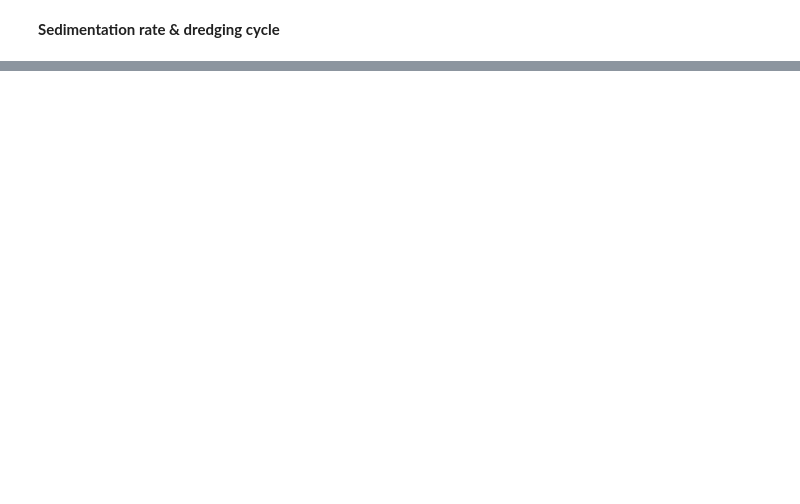
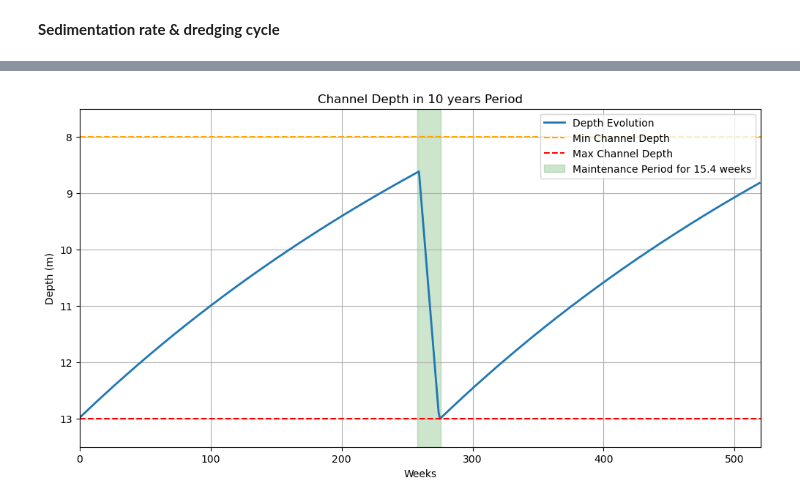
Before and after one commit to denisepierce01/Dredging, a Jupyter notebook: Maintenance_cycle.ipynb, the cells around one changed output, grey strips where cells are left out. Saved outputs shown, nothing was run; the diff lists cells and outputs as text; code cells hidden in the pictures; blank space fills up the shorter version.

```diff
--- a/Maintenance_cycle.ipynb
+++ b/Maintenance_cycle.ipynb
@@ -142,0 +270,20 @@ The loading time is when soil can be diluted with water - overflow is not consid
+# %%
+n_cycles = V_sand/sand_volume_cycle
+total_cycle_minutes = n_cycles * t_cycle
+total_working_hours = total_cycle_minutes / 60
+total_days = total_working_hours / 20
+total_weeks = total_days / 7
+print(f'Total days required: {total_days:.1f} days')
+print(f'Total weeks required: {total_weeks:.1f} weeks')
+
+# only use the top N highest workability months to compute average
+top_n = 4
+top_n = min(top_n, len(workability))
+top_values = np.sort(workability)[-top_n:]
+avg_workability_pct = np.mean(top_values)  # percent using only top_n months
+
+calendar_weeks_required = total_weeks / (avg_workability_pct / 100)
+
+print(f'number of cycles: {n_cycles:.1f}')
+print(f'Average workability: {avg_workability_pct:.1f}%')
+print(f'Total working weeks (calendar) considering workability: {calendar_weeks_required:.0f} weeks')
@@ -247,0 +323,74 @@ Depth reached 8 m at week 313
+# %%
+import numpy as np
+import matplotlib.pyplot as plt
+
+# --- Parameters ---
+rho_sand = 2000        # sediment density (kg/m³)
+length = 1000          # channel length (m)
+depth_start = 13       # initial depth (m)
+depth_threshold = 8    # threshold depth for reference
+B_top_sand = 220       # top width at 8 m depth (m)
+width_at_8m = B_top_sand
+slant_angle = 30       # side slope (degrees)
+tan_phi = np.tan(np.radians(slant_angle))
+
+weeks = 520
+maintenance_start_week = 260   # week to start dredging
+maintenance_duration = calendar_weeks_required    # weeks to restore depth
+depth = depth_start
+
+depth_history = []
+time_weeks = np.arange(weeks)
+in_maintenance = False
+maintenance_timer = 0
+
+for t in range(weeks):
+    if in_maintenance:
+        # Maintenance dredging phase — linearly restore depth
+        dredge_rate = (depth_start - depth) / (maintenance_duration - maintenance_timer)
+        depth += dredge_rate
+        maintenance_timer += 1
+
+        # End maintenance
+        if maintenance_timer >= maintenance_duration:
+            in_maintenance = False
+            maintenance_timer = 0
+            depth = depth_start
+
+    else:
+        # Normal sedimentation phase
+        effective_width = max(width_at_8m - max(depth - 8, 0) * tan_phi, 1.0)
+        S = (250 + 260 * depth ** 1.4) * length / rho_sand  # m³/week
+        d_change = S / (effective_width * length)
+        depth -= d_change
+
+        # Start maintenance at specified week
+        if t + 1 == maintenance_start_week:
+            in_maintenance = True
+            maintenance_timer = 0
+
+    depth_history.append(depth)
+
+# --- Plot results ---
+plt.figure(figsize=(12, 6))
+plt.plot(time_weeks, depth_history, linewidth=2, label='Depth Evolution')
+
+# Reference lines
+plt.axhline(depth_threshold, linestyle='--', color='orange', label='Min Channel Depth')
+plt.axhline(depth_start, linestyle='--', color='red', label='Max Channel Depth')
+
+# Maintenance shaded box
+plt.axvspan(maintenance_start_week-2, maintenance_start_week + maintenance_duration,
+            color='green', alpha=0.2, label=f'Maintenance Period for {calendar_weeks_required:.1f} weeks')
+
+plt.gca().invert_yaxis()
+plt.title("Channel Depth in 10 years Period")
+plt.xlabel("Weeks")
+plt.ylabel("Depth (m)")
+plt.ylim(13.5,7.5)
+plt.xlim(0, weeks)
+plt.legend()
+plt.grid(True)
+plt.show()
+# %% [output]
+[figure, added]
```
Also changed, not shown: parts of 13 cells of this notebook.
